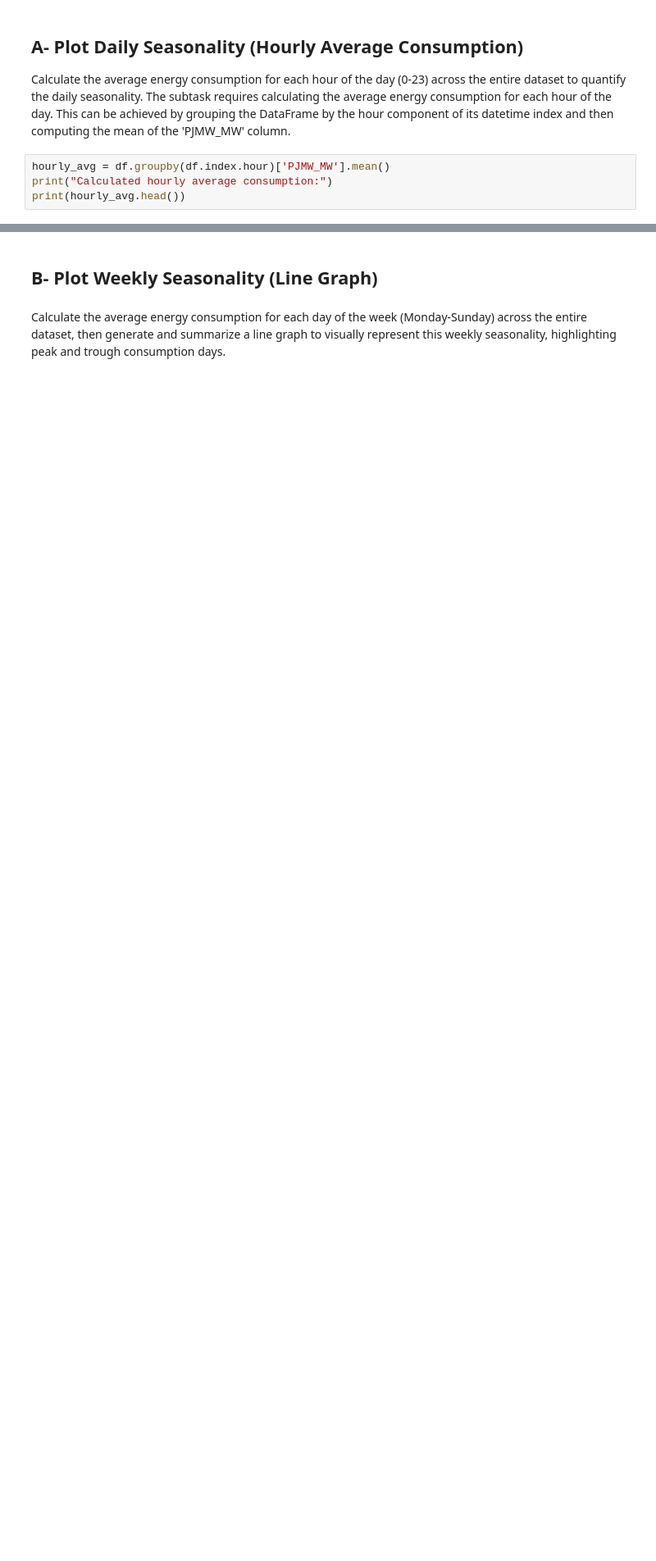
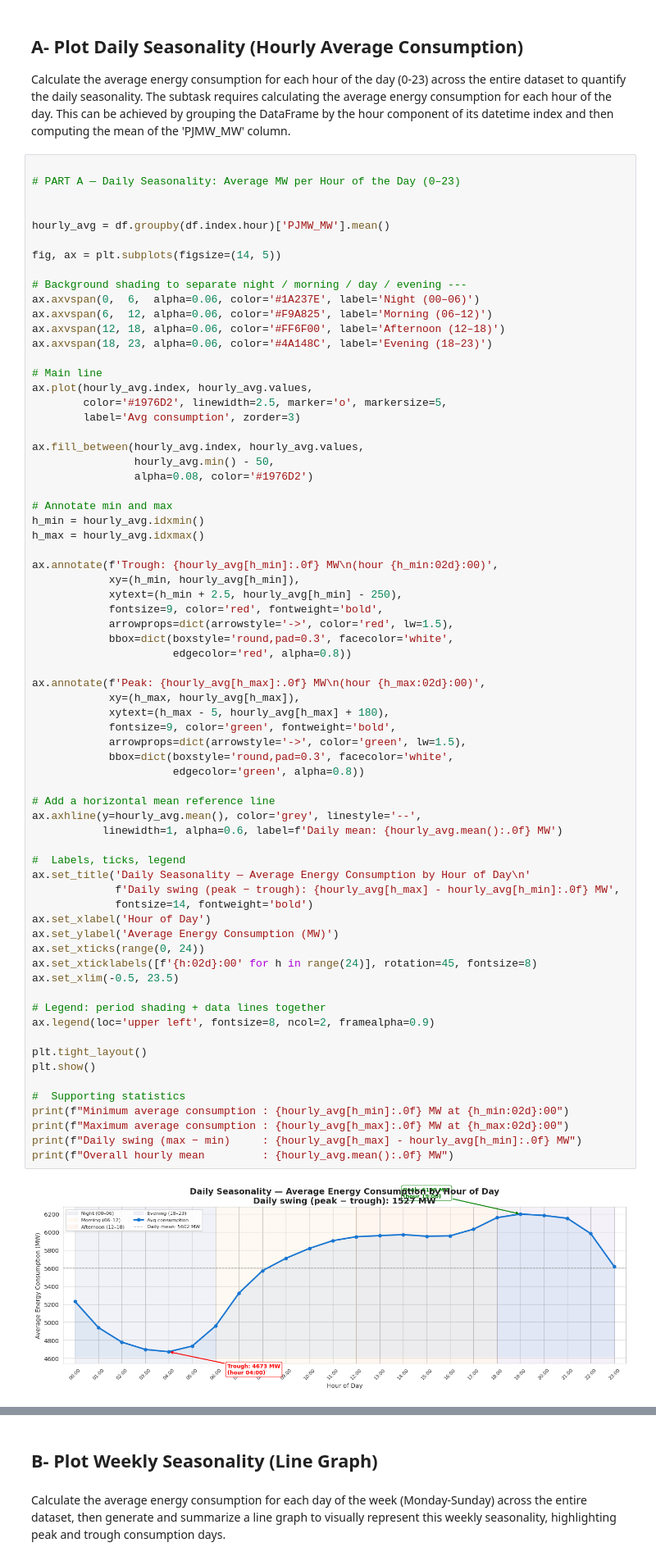
Before and after one commit to markshanehaines-ZIG/timeseries-group5, a Jupyter notebook: notebooks/MAICEN_1125_M5_U1_Group_5_Assignment.ipynb, the cells around one changed output, grey strips where cells are left out. Shown at 82% size. Drawn from its saved outputs; the diff is of its cells as text; blank space fills up the shorter version.

```diff
--- a/notebooks/MAICEN_1125_M5_U1_Group_5_Assignment.ipynb
+++ b/notebooks/MAICEN_1125_M5_U1_Group_5_Assignment.ipynb
@@ -246,6 +377,73 @@ As introduced in the lecture (Slide 21), the most common seasonality patterns ar
 Calculate the average energy consumption for each hour of the day (0-23) across the entire dataset to quantify the daily seasonality.
 The subtask requires calculating the average energy consumption for each hour of the day. This can be achieved by grouping the DataFrame by the hour component of its datetime index and then computing the mean of the 'PJMW_MW' column.
 # %%
+
+# PART A — Daily Seasonality: Average MW per Hour of the Day (0–23)
+
+
 hourly_avg = df.groupby(df.index.hour)['PJMW_MW'].mean()
-print("Calculated hourly average consumption:")
-print(hourly_avg.head())
+
+fig, ax = plt.subplots(figsize=(14, 5))
+
+# Background shading to separate night / morning / day / evening ---
+ax.axvspan(0,  6,  alpha=0.06, color='#1A237E', label='Night (00–06)')
+ax.axvspan(6,  12, alpha=0.06, color='#F9A825', label='Morning (06–12)')
+ax.axvspan(12, 18, alpha=0.06, color='#FF6F00', label='Afternoon (12–18)')
+ax.axvspan(18, 23, alpha=0.06, color='#4A148C', label='Evening (18–23)')
+
+# Main line
+ax.plot(hourly_avg.index, hourly_avg.values,
+        color='#1976D2', linewidth=2.5, marker='o', markersize=5,
+        label='Avg consumption', zorder=3)
+
+ax.fill_between(hourly_avg.index, hourly_avg.values,
+                hourly_avg.min() - 50,
+                alpha=0.08, color='#1976D2')
+
+# Annotate min and max
+h_min = hourly_avg.idxmin()
+h_max = hourly_avg.idxmax()
+
+ax.annotate(f'Trough: {hourly_avg[h_min]:.0f} MW\n(hour {h_min:02d}:00)',
+            xy=(h_min, hourly_avg[h_min]),
+            xytext=(h_min + 2.5, hourly_avg[h_min] - 250),
+            fontsize=9, color='red', fontweight='bold',
+            arrowprops=dict(arrowstyle='->', color='red', lw=1.5),
+            bbox=dict(boxstyle='round,pad=0.3', facecolor='white',
+                      edgecolor='red', alpha=0.8))
+
+ax.annotate(f'Peak: {hourly_avg[h_max]:.0f} MW\n(hour {h_max:02d}:00)',
+            xy=(h_max, hourly_avg[h_max]),
+            xytext=(h_max - 5, hourly_avg[h_max] + 180),
+            fontsize=9, color='green', fontweight='bold',
+            arrowprops=dict(arrowstyle='->', color='green', lw=1.5),
+            bbox=dict(boxstyle='round,pad=0.3', facecolor='white',
+                      edgecolor='green', alpha=0.8))
+
+# Add a horizontal mean reference line
+ax.axhline(y=hourly_avg.mean(), color='grey', linestyle='--',
+           linewidth=1, alpha=0.6, label=f'Daily mean: {hourly_avg.mean():.0f} MW')
+
+#  Labels, ticks, legend
+ax.set_title('Daily Seasonality — Average Energy Consumption by Hour of Day\n'
+             f'Daily swing (peak − trough): {hourly_avg[h_max] - hourly_avg[h_min]:.0f} MW',
+             fontsize=14, fontweight='bold')
+ax.set_xlabel('Hour of Day')
+ax.set_ylabel('Average Energy Consumption (MW)')
+ax.set_xticks(range(0, 24))
+ax.set_xticklabels([f'{h:02d}:00' for h in range(24)], rotation=45, fontsize=8)
+ax.set_xlim(-0.5, 23.5)
+
+# Legend: period shading + data lines together
+ax.legend(loc='upper left', fontsize=8, ncol=2, framealpha=0.9)
+
+plt.tight_layout()
+plt.show()
+
+#  Supporting statistics
+print(f"Minimum average consumption : {hourly_avg[h_min]:.0f} MW at {h_min:02d}:00")
+print(f"Maximum average consumption : {hourly_avg[h_max]:.0f} MW at {h_max:02d}:00")
+print(f"Daily swing (max − min)     : {hourly_avg[h_max] - hourly_avg[h_min]:.0f} MW")
+print(f"Overall hourly mean         : {hourly_avg.mean():.0f} MW")
+# %% [output]
+[figure, added]
```
Also changed, not shown: parts of 79 cells of this notebook.
